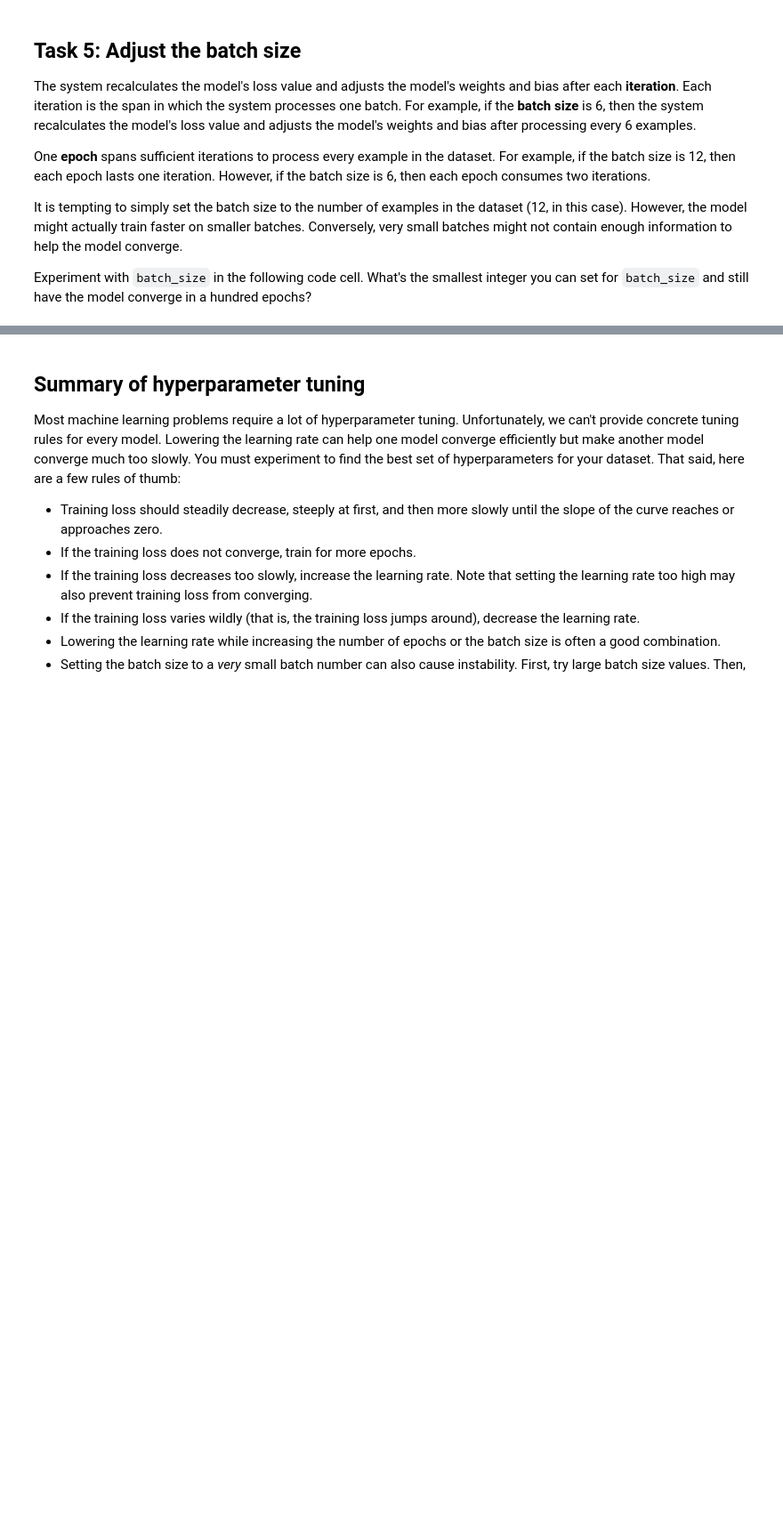
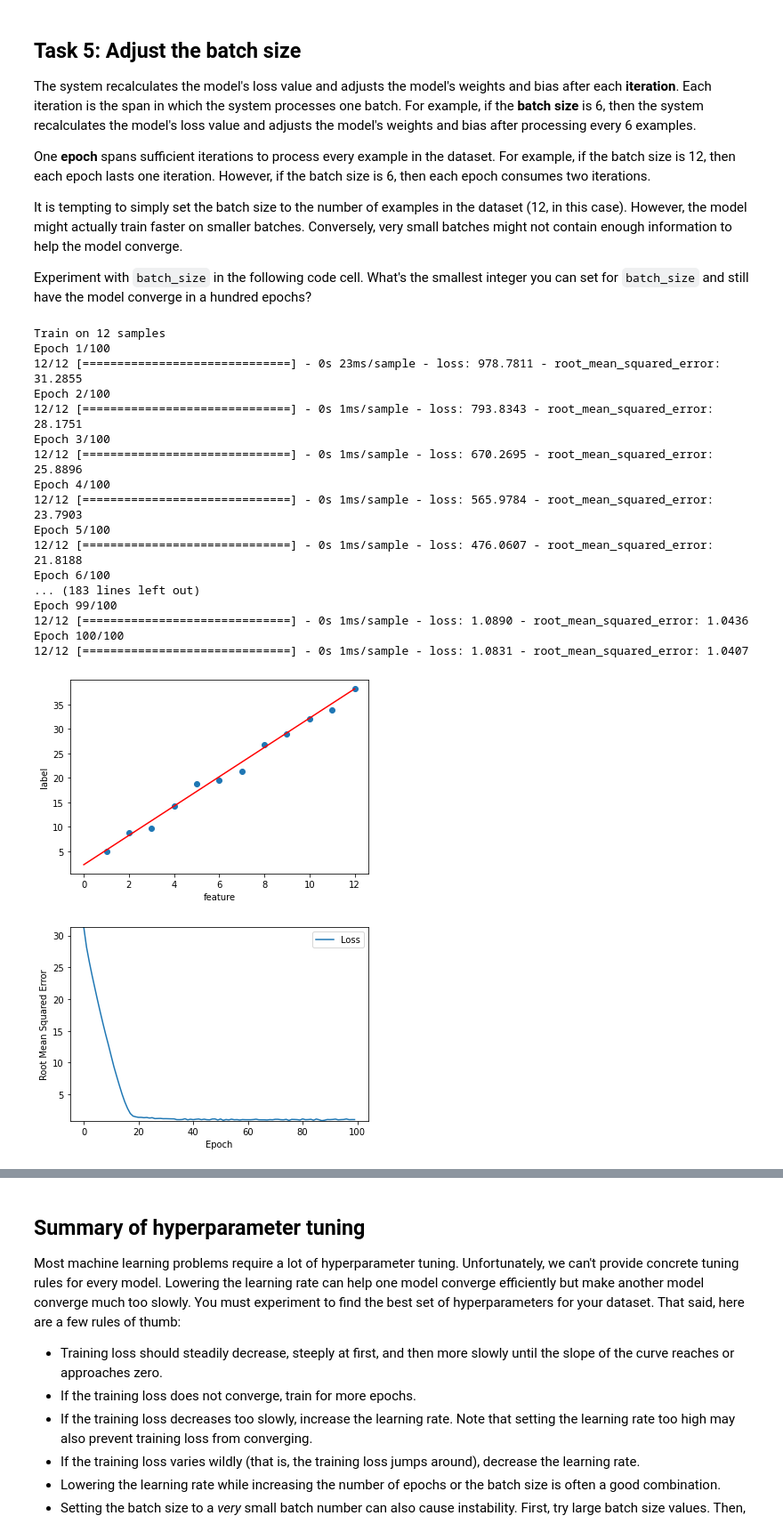
Before and after one commit to iluvjava/Silly_Python_Stuff, a Jupyter notebook: ml_related/tensor_flow/tf_linear_regression/Linear_Regression_with_Synthetic_Data.ipynb, the cells around one changed output, grey strips where cells are left out. Shown at 89% size. Drawn from its saved outputs; the diff is of its cells as text; code cells hidden in the pictures; blank space fills up the shorter version.

```diff
--- a/ml_related/tensor_flow/tf_linear_regression/Linear_Regression_with_Synthetic_Data.ipynb
+++ b/ml_related/tensor_flow/tf_linear_regression/Linear_Regression_with_Synthetic_Data.ipynb
@@ -312,14 +376,34 @@ Experiment with `batch_size` in the following code cell. What's the smallest int
 # %%
 learning_rate=0.05
 epochs=100
-my_batch_size= ?  # Replace ? with an integer.
+my_batch_size= 2  # Replace ? with an integer.
 
 my_model = build_model(learning_rate)
 trained_weight, trained_bias, epochs, rmse = train_model(my_model, my_feature,
                                                         my_label, epochs,
                                                         my_batch_size)
 plot_the_model(trained_weight, trained_bias, my_feature, my_label)
 plot_the_loss_curve(epochs, rmse)
+# %% [output]
+Train on 12 samples
+Epoch 1/100
+12/12 [==============================] - 0s 23ms/sample - loss: 978.7811 - root_mean_squared_error: 31.2855
+Epoch 2/100
+12/12 [==============================] - 0s 1ms/sample - loss: 793.8343 - root_mean_squared_error: 28.1751
+Epoch 3/100
+12/12 [==============================] - 0s 1ms/sample - loss: 670.2695 - root_mean_squared_error: 25.8896
+Epoch 4/100
+12/12 [==============================] - 0s 1ms/sample - loss: 565.9784 - root_mean_squared_error: 23.7903
+Epoch 5/100
+12/12 [==============================] - 0s 1ms/sample - loss: 476.0607 - root_mean_squared_error: 21.8188
+Epoch 6/100
+... (183 lines left out)
+Epoch 99/100
+12/12 [==============================] - 0s 1ms/sample - loss: 1.0890 - root_mean_squared_error: 1.0436
+Epoch 100/100
+12/12 [==============================] - 0s 1ms/sample - loss: 1.0831 - root_mean_squared_error: 1.0407
+[figure, added]
+[figure, added]
 # %%
 #@title Double-click to view a possible solution
 
```
Also changed, not shown: parts of 6 cells of this notebook, 7 other files.
